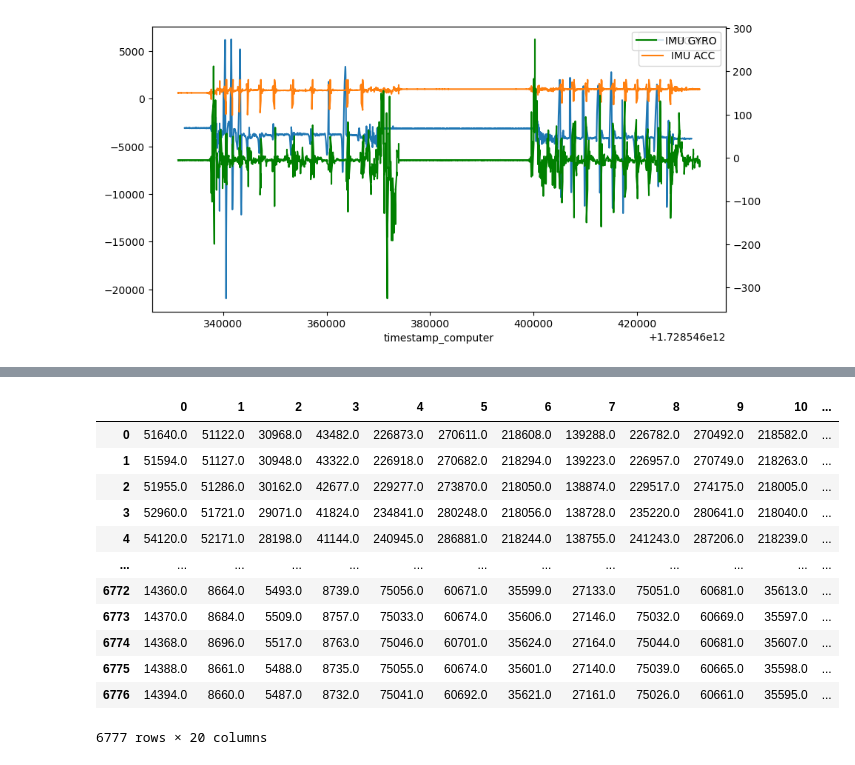
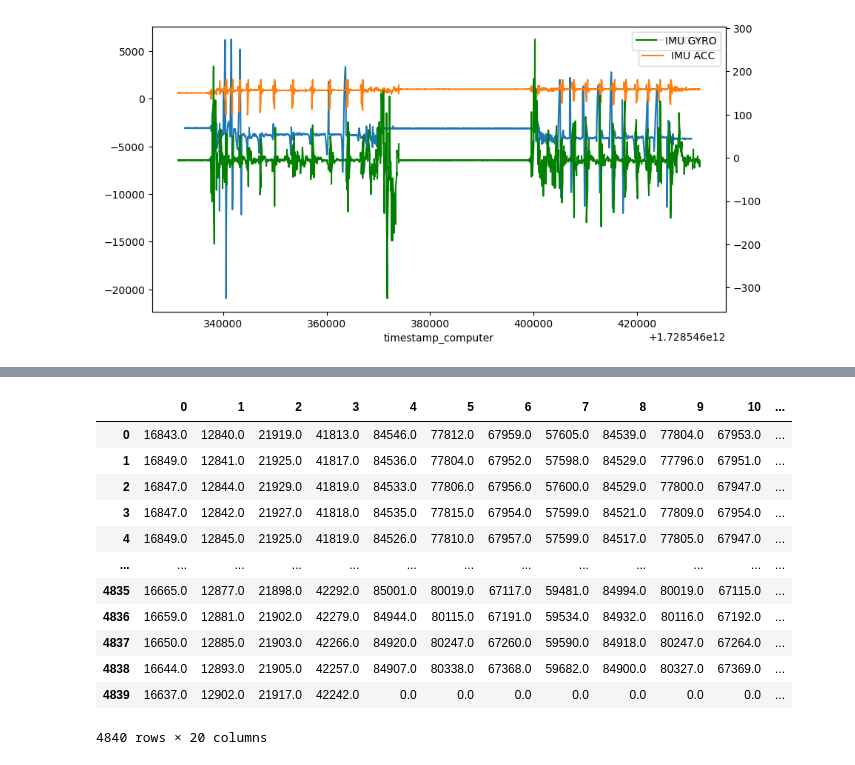
Before and after one commit to larshaupt/WristPPG, a Jupyter notebook: scripts/explore_data.ipynb, the cells around one changed output, grey strips where cells are left out. Saved outputs shown, nothing was run; the diff lists cells and outputs as text; code cells hidden in the pictures.

```diff
--- a/scripts/explore_data.ipynb
+++ b/scripts/explore_data.ipynb
@@ -6,9 +6,11 @@ import os
 import numpy as np
 # %%
 data_path  = r'C:\Users\lhauptmann\Code\WristPPG2\data'
-imu_file = "imu_10_11_10_51.csv"#"imu_10_10_10_50.csv"
-ppg_file = "MAX86177_20241010_185630.ppg.csv"
+imu_file = "1014-0939_imu_data.csv"#"imu_10_10_10_50.csv"
+ppg_file = "MAX86177_20241014_095407.ppg.csv"
+ppg_file_txt = "ppg_003.txt"
 
 df = pd.read_csv(os.path.join(data_path, imu_file))
 #df = df[(1000 < df["timestamp"]) & (df["timestamp"] < 1e7)]
-#df.sort_values(by=['timestamp'], inplace=True)
+df.sort_values(by=['timestamp'], inplace=True)
+df = df[df["timestamp"] > 1.28e6]
@@ -129,16 +107,16 @@ Index(['timestamp', 'sampleNum', 'tagMEAS1_PPG1', 'tagMEAS1_PPG2',
        'regAddr', 'val', 'I2Caddr', 'Unnamed: 67'],
       dtype='object')
 # %%
-data_file = os.path.join(data_path, "ppg_001.txt")
+data_file = os.path.join(data_path, ppg_file_txt)
 
 data = open(data_file, "r").read()
 
 rows = data.strip().split("\n")
 
-def pad_to_longest(package_dict):
+def pad_to_longest(package_dict, padding_value=0):
     longest = max([len(v) for v in package_dict.values()])
     for k in package_dict.keys():
-        package_dict[k] += [0] * (longest - len(package_dict[k]))
+        package_dict[k] += [padding_value] * (longest - len(package_dict[k]))
     return package_dict
 
 def update_dict(data_dict, package_dict, package_id=None):
@@ -146,42 +124,42 @@ def update_dict(data_dict, package_dict, package_id=None):
     if package_id is not None:
         package_dict["package_id"] = [package_id] * len(package_dict[0])
 
     for k in package_dict.keys():
         data_dict[k].extend(package_dict[k])
     return data_dict
 
 
 data_dict = {k:[] for k in range(0,19)}
 data_dict["package_id"] = []
 package_dict = {k:[] for k in range(0,19)}
 # Loop over each row
 package_id = 0
 previous_key = 100
 for row in rows:
     # Split the row by spaces and convert each entry to an integer
     row_split = row.split(" ")
     key = int(row_split[0])
     data_values = [float(el) for el in row_split[1:] if el != ""]
     if key < previous_key:
         package_dict = pad_to_longest(package_dict)
         data_dict = update_dict(data_dict, package_dict, package_id)
         package_dict = {k:[] for k in range(0,19)}
         package_id += 1
     package_dict[key].extend(data_values)
     previous_key = key
 df_data = pd.DataFrame(data_dict)
 df_data
 # %% [output]
 |  | 0 | 1 | 2 | 3 | 4 | 5 | 6 | 7 | 8 | 9 | 10 | ... |
-| 0 | 51640.0 | 51122.0 | 30968.0 | 43482.0 | 226873.0 | 270611.0 | 218608.0 | 139288.0 | 226782.0 | 270492.0 | 218582.0 | ... |
-| 1 | 51594.0 | 51127.0 | 30948.0 | 43322.0 | 226918.0 | 270682.0 | 218294.0 | 139223.0 | 226957.0 | 270749.0 | 218263.0 | ... |
-| 2 | 51955.0 | 51286.0 | 30162.0 | 42677.0 | 229277.0 | 273870.0 | 218050.0 | 138874.0 | 229517.0 | 274175.0 | 218005.0 | ... |
-| 3 | 52960.0 | 51721.0 | 29071.0 | 41824.0 | 234841.0 | 280248.0 | 218056.0 | 138728.0 | 235220.0 | 280641.0 | 218040.0 | ... |
-| 4 | 54120.0 | 52171.0 | 28198.0 | 41144.0 | 240945.0 | 286881.0 | 218244.0 | 138755.0 | 241243.0 | 287206.0 | 218239.0 | ... |
+| 0 | 16843.0 | 12840.0 | 21919.0 | 41813.0 | 84546.0 | 77812.0 | 67959.0 | 57605.0 | 84539.0 | 77804.0 | 67953.0 | ... |
+| 1 | 16849.0 | 12841.0 | 21925.0 | 41817.0 | 84536.0 | 77804.0 | 67952.0 | 57598.0 | 84529.0 | 77796.0 | 67951.0 | ... |
+| 2 | 16847.0 | 12844.0 | 21929.0 | 41819.0 | 84533.0 | 77806.0 | 67956.0 | 57600.0 | 84529.0 | 77800.0 | 67947.0 | ... |
+| 3 | 16847.0 | 12842.0 | 21927.0 | 41818.0 | 84535.0 | 77815.0 | 67954.0 | 57599.0 | 84521.0 | 77809.0 | 67954.0 | ... |
+| 4 | 16849.0 | 12845.0 | 21925.0 | 41819.0 | 84526.0 | 77810.0 | 67957.0 | 57599.0 | 84517.0 | 77805.0 | 67947.0 | ... |
 | ... | ... | ... | ... | ... | ... | ... | ... | ... | ... | ... | ... | ... |
-| 6772 | 14360.0 | 8664.0 | 5493.0 | 8739.0 | 75056.0 | 60671.0 | 35599.0 | 27133.0 | 75051.0 | 60681.0 | 35613.0 | ... |
-| 6773 | 14370.0 | 8684.0 | 5509.0 | 8757.0 | 75033.0 | 60674.0 | 35606.0 | 27146.0 | 75032.0 | 60669.0 | 35597.0 | ... |
-| 6774 | 14368.0 | 8696.0 | 5517.0 | 8763.0 | 75046.0 | 60701.0 | 35624.0 | 27164.0 | 75044.0 | 60681.0 | 35607.0 | ... |
-| 6775 | 14388.0 | 8661.0 | 5488.0 | 8735.0 | 75055.0 | 60674.0 | 35601.0 | 27140.0 | 75039.0 | 60665.0 | 35598.0 | ... |
-| 6776 | 14394.0 | 8660.0 | 5487.0 | 8732.0 | 75041.0 | 60692.0 | 35621.0 | 27161.0 | 75026.0 | 60661.0 | 35595.0 | ... |
+| 4835 | 16665.0 | 12877.0 | 21898.0 | 42292.0 | 85001.0 | 80019.0 | 67117.0 | 59481.0 | 84994.0 | 80019.0 | 67115.0 | ... |
+| 4836 | 16659.0 | 12881.0 | 21902.0 | 42279.0 | 84944.0 | 80115.0 | 67191.0 | 59534.0 | 84932.0 | 80116.0 | 67192.0 | ... |
+| 4837 | 16650.0 | 12885.0 | 21903.0 | 42266.0 | 84920.0 | 80247.0 | 67260.0 | 59590.0 | 84918.0 | 80247.0 | 67264.0 | ... |
+| 4838 | 16644.0 | 12893.0 | 21905.0 | 42257.0 | 84907.0 | 80338.0 | 67368.0 | 59682.0 | 84900.0 | 80327.0 | 67369.0 | ... |
+| 4839 | 16637.0 | 12902.0 | 21917.0 | 42242.0 | 0.0 | 0.0 | 0.0 | 0.0 | 0.0 | 0.0 | 0.0 | ... |
-6777 rows × 20 columns
+4840 rows × 20 columns
```
Also changed, not shown: parts of 13 cells of this notebook.
